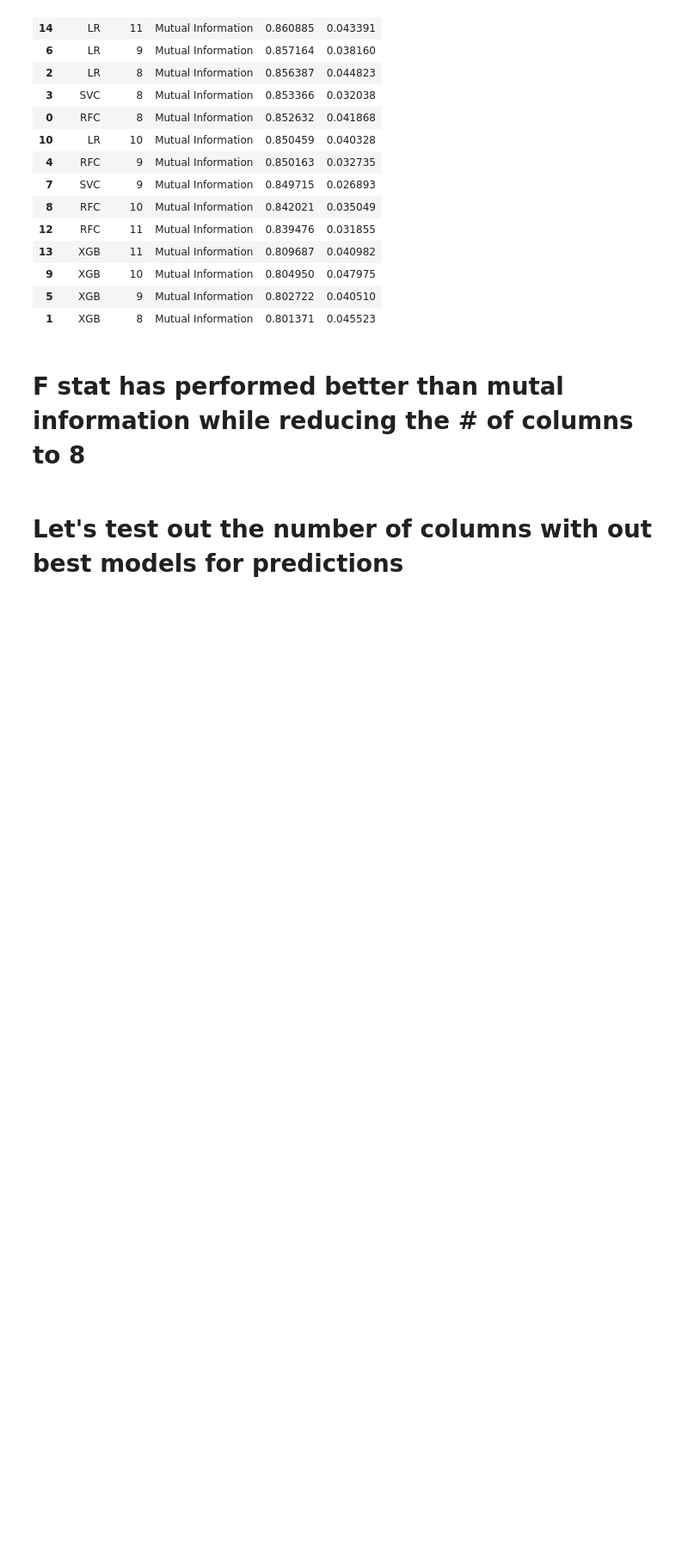
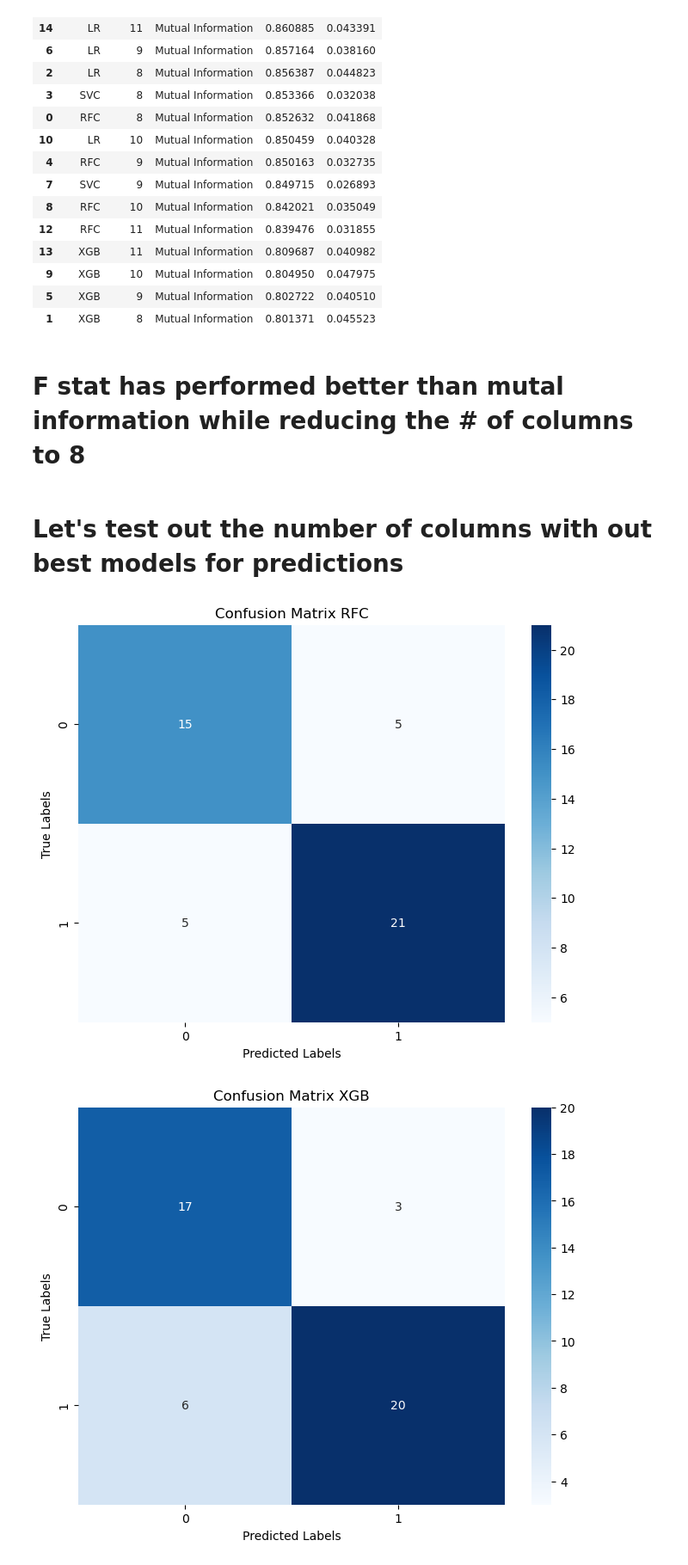
Before and after one commit to MaukanMir/Heart-Attack-Analysis-and-Prediction-Dataset, a Jupyter notebook: trainnig.ipynb, the cells around one changed output. Shown: that part at 86% size. Saved outputs shown, nothing was run; the diff lists cells and outputs as text; code cells hidden in the pictures; blank space fills up the shorter version.

Commit message:
added new models

```diff
--- a/trainnig.ipynb
+++ b/trainnig.ipynb
@@ -108,7 +108,7 @@ def get_selected_models(names):
 
   return [models[model] for model in names]
 
-def test_train_test_val_splits_on_models(names, models, X, y):
+def test_train_test_val_splits_on_models(names, models, X, y, kbest):
     model_performance = []
 
     X_train, X_temp, y_train, y_temp = train_test_split(X, y, test_size=0.30, random_state=42)
@@ -119,7 +119,7 @@ def test_train_test_val_splits_on_models(names, models, X, y):
         pipeline = Pipeline(steps=[
             ('scaler', StandardScaler()),
             ("power_tranformer",PowerTransformer()),
-            ("F- Stat", SelectKBest(score_func=f_classif, k=8))
+            ("F- Stat", SelectKBest(score_func=f_classif, k=kbest)),
             ('model', model)])
         pipeline.fit(X_train, y_train)
 
@@ -144,7 +144,7 @@ def test_train_test_val_splits_on_models(names, models, X, y):
         plt.show()
 
     performance_df = pd.DataFrame(model_performance)
-    return performance_df.sort_values(by="Validation Accuracy", ascending=False)
+    return performance_df.sort_values(by="Test Accuracy", ascending=False)
 
 def svm_tune_grid_search(X,y):
     X_train, X_test, y_train, y_test = train_test_split(X, y, test_size=0.3, random_state=0)
@@ -856,3 +856,16 @@ test_k_best_columns(names, models, X, y, metric, "Mutual Information", range(8,1
 # F stat has performed better than mutal information while reducing the # of columns to 8
 # %% [markdown]
 # Let's test out the number of columns with out best models for predictions
+# %%
+names = ['RFC', 'XGB', "LR", "SVC"]
+models = [
+  RandomForestClassifier(max_depth=30, min_samples_leaf=2, min_samples_split=5, n_estimators=100),
+  XGBClassifier(learning_rate=0.2,max_depth=5, n_estimators=100),
+  LogisticRegression(C=0.1, solver='newton-cg', class_weight='balanced', penalty='l2', max_iter=2000),
+  SVC(C=0.1,kernel= 'sigmoid')
+  ]
+
+test_train_test_val_splits_on_models(names, models, X, y, 9)
+# %% [output]
+[figure, added]
+[figure, added]
```
Also changed, not shown: parts of 1 cell of this notebook.
